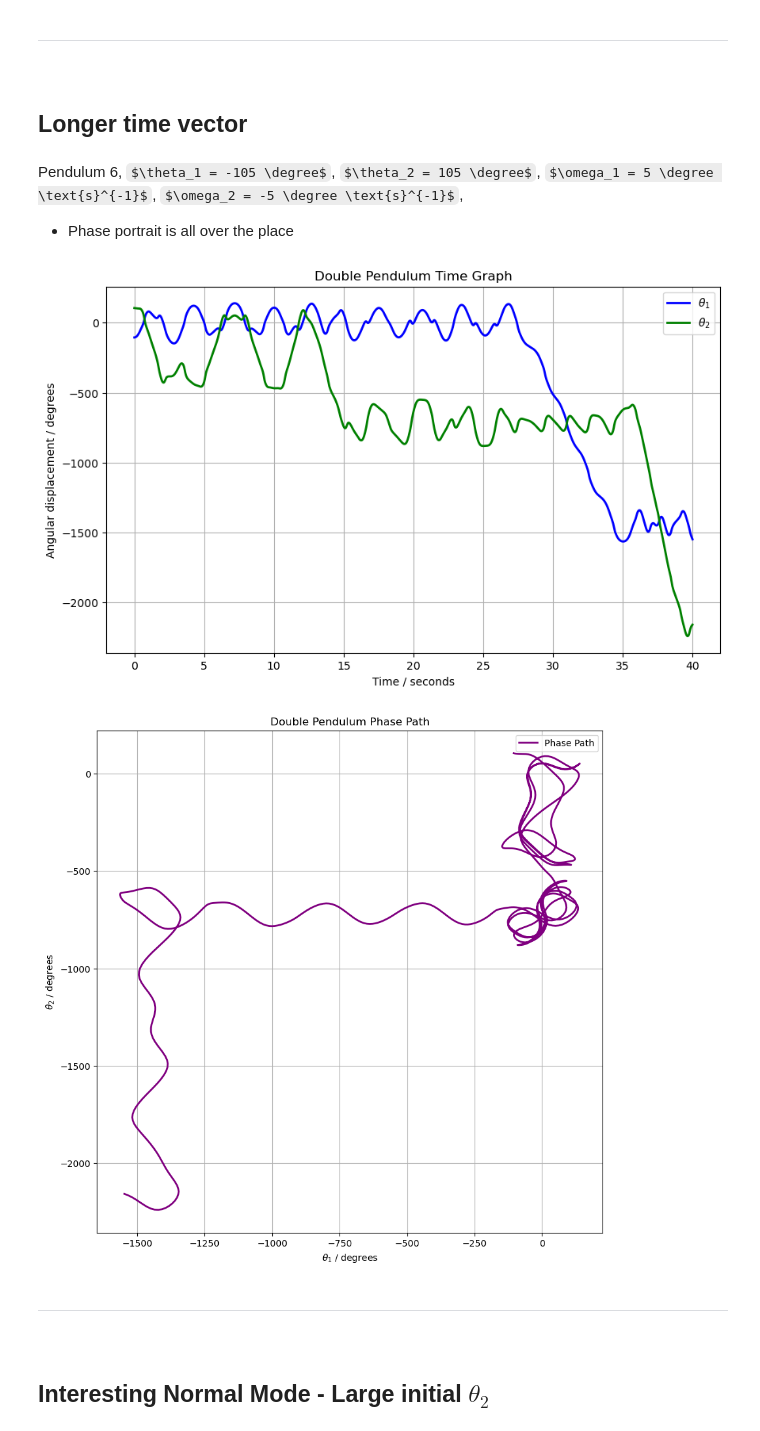
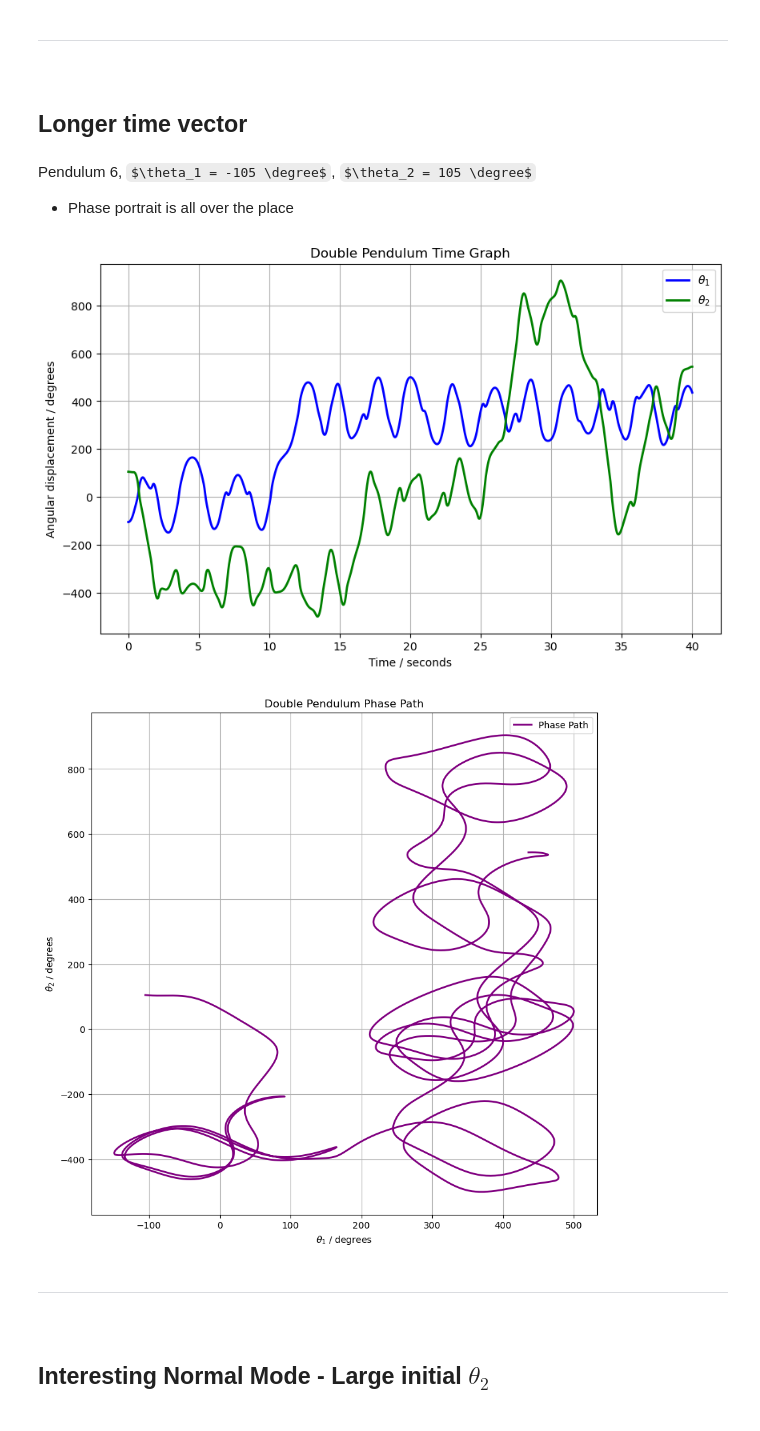
Before and after one commit to pineapple-bois/Double_Pendulum, a Jupyter notebook: Simulation.ipynb, the cells around one changed output. Cells and saved outputs as stored; diff of their text form; code cells hidden in the pictures; some formulas as TeX source.

```diff
--- a/Simulation.ipynb
+++ b/Simulation.ipynb
@@ -118,18 +128,18 @@ pendulum5.phase_path()
 &nbsp;
 ## Longer time vector
 # %% [markdown]
-Pendulum 6, $\theta_1 = -105 \degree$, $\theta_2 = 105 \degree$, $\omega_1 = 5 \degree \text{s}^{-1}$, $\omega_2 = -5 \degree \text{s}^{-1}$,
+Pendulum 6, $\theta_1 = -105 \degree$, $\theta_2 = 105 \degree$
 
 - Phase portrait is all over the place
 # %%
-init_values = [-105, 105, 5, -5]
-time = [0, 40, 1000]
-pendulum4 = DoublePendulum(parameters=params, initial_conditions=init_values, time_vector=time)
-pendulum4.time_graph()
-pendulum4.phase_path()
+init_values = [-105, 105, 0, 0]
+time = [0, 40, 4000]
+pendulum6 = DoublePendulum(parameters=params, initial_conditions=init_values, time_vector=time)
+pendulum6.time_graph()
+pendulum6.phase_path()
 # %% [output]
-[figure, old version]
+[figure, new version]
-[figure, old version]
+[figure, new version]
 # %% [markdown]
 ----
 &nbsp;
```
Also changed, not shown: parts of 7 cells of this notebook, 1 other file.
